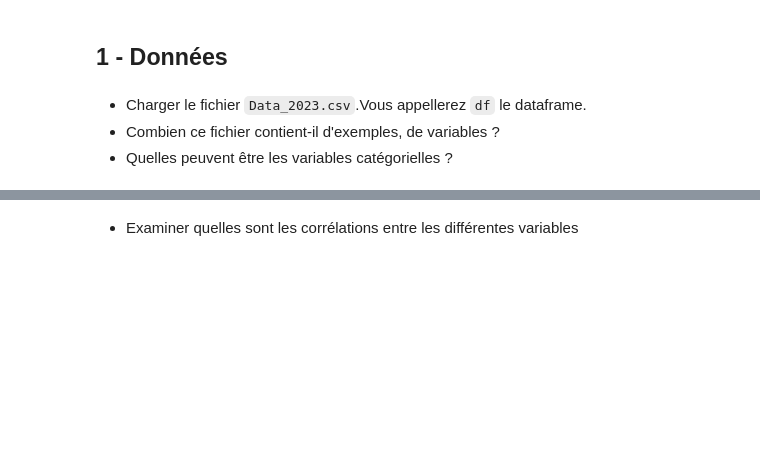
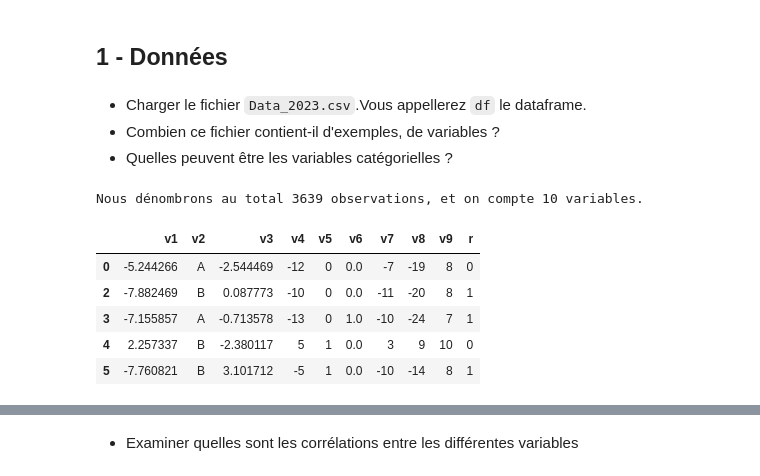
Before and after one commit to Leukoss/Apprentissage-Autmatique-1, a Jupyter notebook: Examen 2023/Exam_ML1_11012023_Correction.ipynb, the cells around one changed output, grey strips where cells are left out. Drawn from its saved outputs; the diff is of its cells as text; code cells hidden in the pictures; blank space fills up the shorter version.

```diff
--- a/Examen 2023/Exam_ML1_11012023_Correction.ipynb
+++ b/Examen 2023/Exam_ML1_11012023_Correction.ipynb
@@ -29,0 +53,17 @@ Les données proposées dans ce sujet sont des données synthétiques qui nous p
+# %%
+# Lecture du fichier .csv grâce à 'pandas' et on supprime les valeurs manquantes
+df = pd.read_csv('Data_2023.csv').dropna()
+
+# Récupère le nombre d'observations (lignes) et le nombre de variables (colonnes)
+print(f"Nous dénombrons au total {df.shape[0]} observations, et on compte {df.shape[1]} variables.")
+
+# Affichage des 5 premières valeurs pour visualiser les données
+df.head()
+# %% [output]
+Nous dénombrons au total 3639 observations, et on compte 10 variables.
+|  | v1 | v2 | v3 | v4 | v5 | v6 | v7 | v8 | v9 | r |
+| 0 | -5.244266 | A | -2.544469 | -12 | 0 | 0.0 | -7 | -19 | 8 | 0 |
+| 2 | -7.882469 | B | 0.087773 | -10 | 0 | 0.0 | -11 | -20 | 8 | 1 |
+| 3 | -7.155857 | A | -0.713578 | -13 | 0 | 1.0 | -10 | -24 | 7 | 1 |
+| 4 | 2.257337 | B | -2.380117 | 5 | 1 | 0.0 | 3 | 9 | 10 | 0 |
+| 5 | -7.760821 | B | 3.101712 | -5 | 1 | 0.0 | -10 | -14 | 8 | 1 |
```
Also changed, not shown: parts of 15 cells of this notebook.
